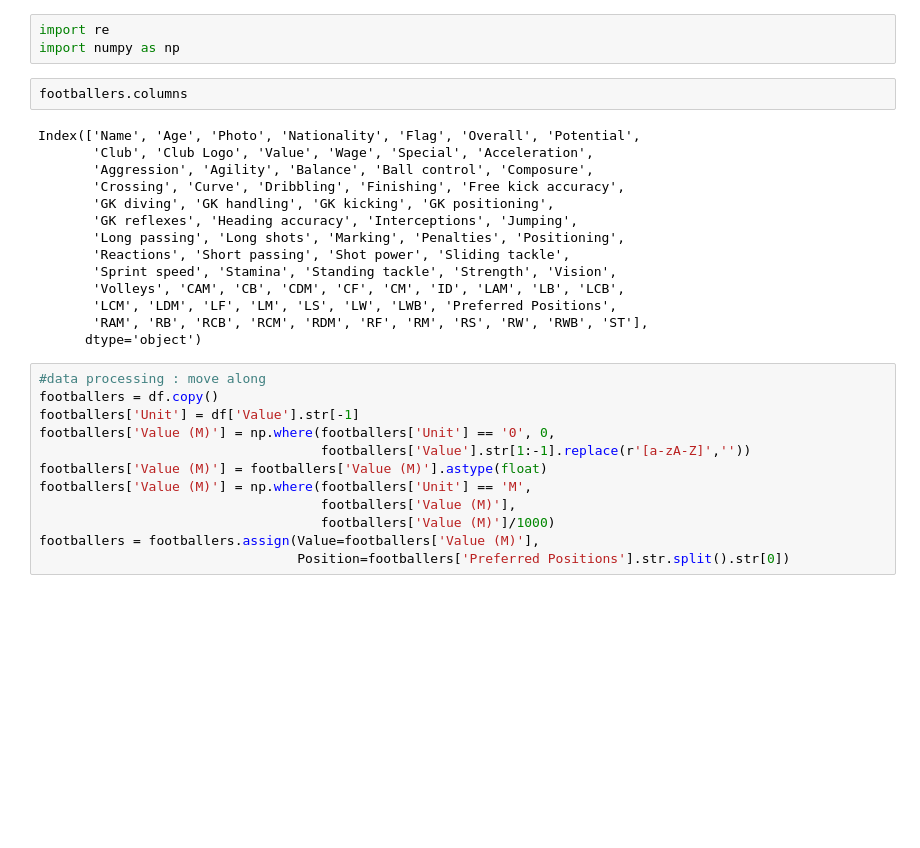
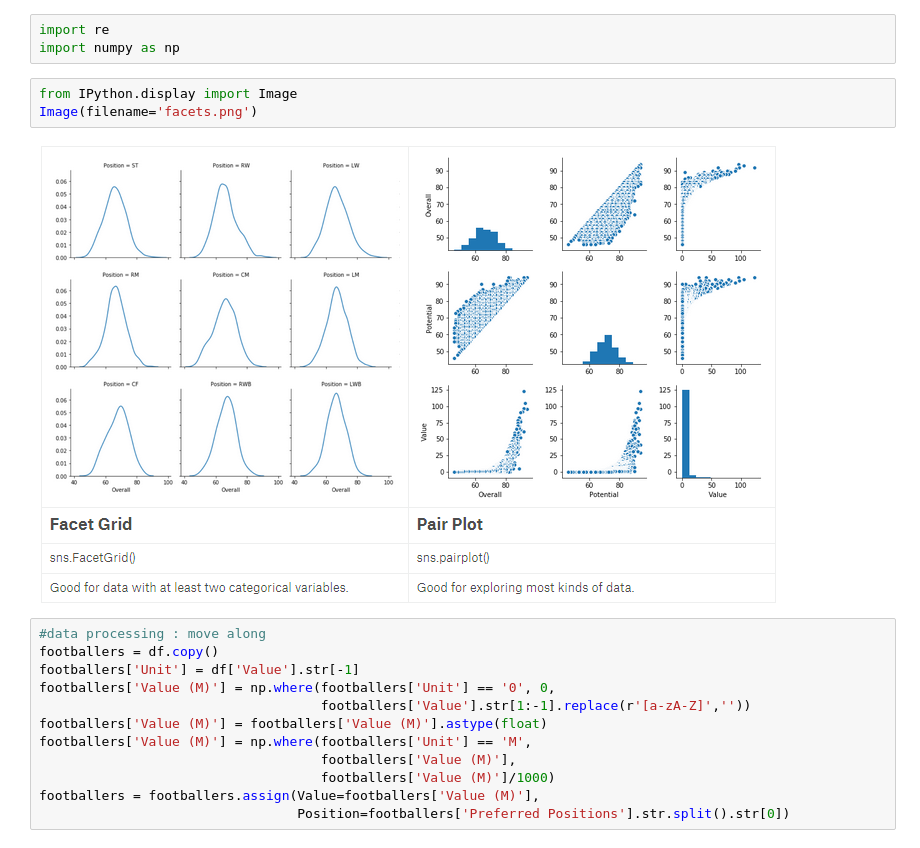
Before and after one commit to chikoungoun/Visualization, a Jupyter notebook: Faceting_with_Seaborn.ipynb, the cells around one changed output. Saved outputs shown, nothing was run; the diff lists cells and outputs as text; blank space fills up the shorter version.

```diff
--- a/Faceting_with_Seaborn.ipynb
+++ b/Faceting_with_Seaborn.ipynb
@@ -11,22 +11,11 @@ df = pd.read_csv('Dataset/fifa18.csv',index_col=0)
 # %%
 import re
 import numpy as np
-# %%
-footballers.columns
-# %% [output]
-Index(['Name', 'Age', 'Photo', 'Nationality', 'Flag', 'Overall', 'Potential',
-       'Club', 'Club Logo', 'Value', 'Wage', 'Special', 'Acceleration',
-       'Aggression', 'Agility', 'Balance', 'Ball control', 'Composure',
-       'Crossing', 'Curve', 'Dribbling', 'Finishing', 'Free kick accuracy',
-       'GK diving', 'GK handling', 'GK kicking', 'GK positioning',
-       'GK reflexes', 'Heading accuracy', 'Interceptions', 'Jumping',
-       'Long passing', 'Long shots', 'Marking', 'Penalties', 'Positioning',
-       'Reactions', 'Short passing', 'Shot power', 'Sliding tackle',
-       'Sprint speed', 'Stamina', 'Standing tackle', 'Strength', 'Vision',
-       'Volleys', 'CAM', 'CB', 'CDM', 'CF', 'CM', 'ID', 'LAM', 'LB', 'LCB',
-       'LCM', 'LDM', 'LF', 'LM', 'LS', 'LW', 'LWB', 'Preferred Positions',
-       'RAM', 'RB', 'RCB', 'RCM', 'RDM', 'RF', 'RM', 'RS', 'RW', 'RWB', 'ST'],
-      dtype='object')
+# %%
+from IPython.display import Image
+Image(filename='facets.png')
+# %% [output]
+[figure, added]
 # %%
 #data processing : move along
 footballers = df.copy()
```
